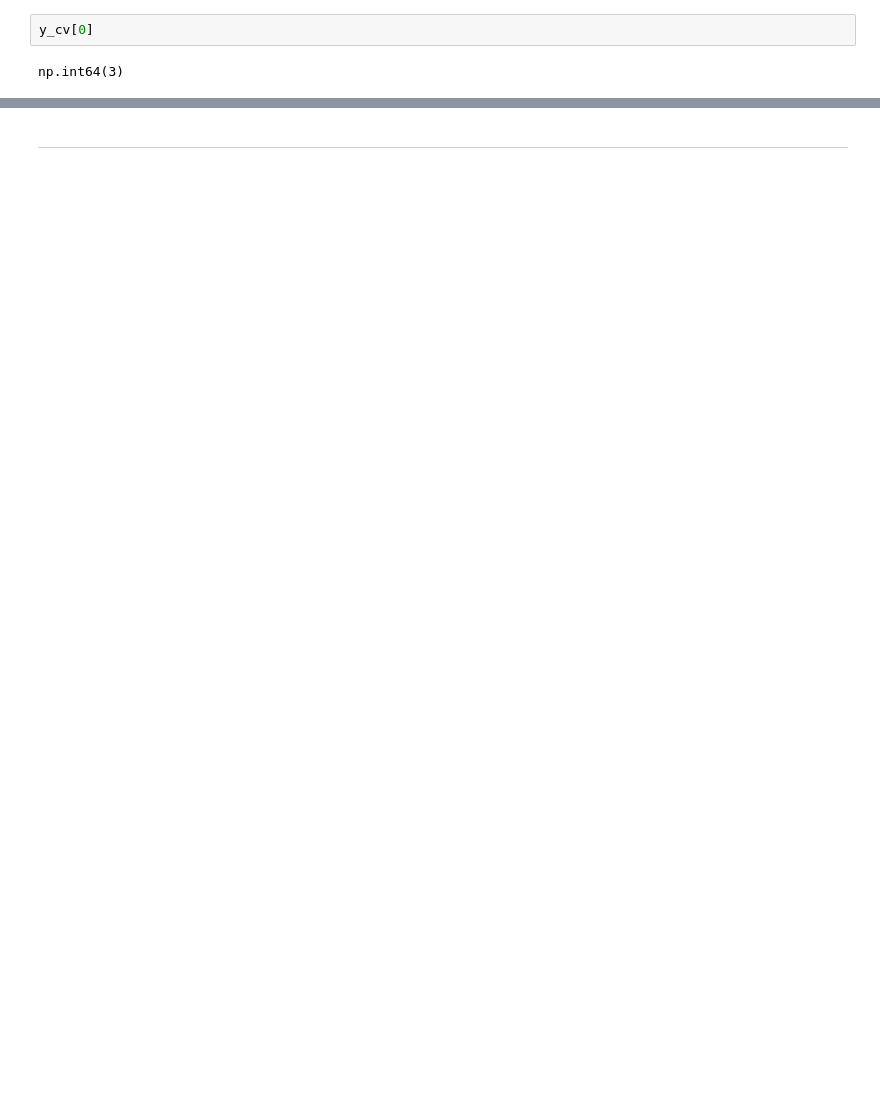
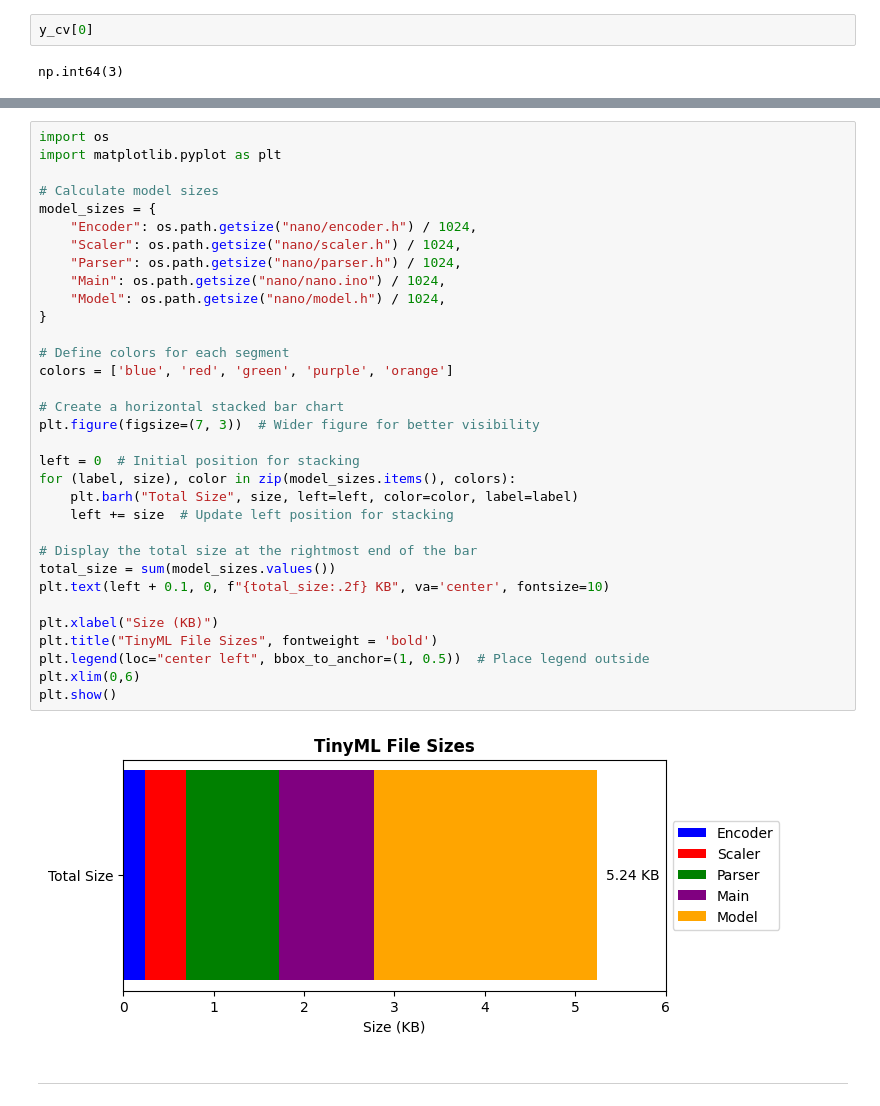
Before and after one commit to manjit-baishya-datascience/Optimizing-Cancer-Classification-for-Edge-Devices-Using-TinyML, a Jupyter notebook: Cancer Prediction from RNA Sequence - TinyML.ipynb, the cells around one changed output, grey strips where cells are left out. Drawn from its saved outputs; the diff is of its cells as text; blank space fills up the shorter version.

```diff
--- a/Cancer Prediction from RNA Sequence - TinyML.ipynb
+++ b/Cancer Prediction from RNA Sequence - TinyML.ipynb
@@ -714,2 +737,37 @@ array([ 5.42732123,  1.54799265,  6.8271966 ,  7.3199972 ,  8.37553907,
+# %%
+import os
+import matplotlib.pyplot as plt
+
+# Calculate model sizes
+model_sizes = {
+    "Encoder": os.path.getsize("nano/encoder.h") / 1024,
+    "Scaler": os.path.getsize("nano/scaler.h") / 1024,
+    "Parser": os.path.getsize("nano/parser.h") / 1024,
+    "Main": os.path.getsize("nano/nano.ino") / 1024,
+    "Model": os.path.getsize("nano/model.h") / 1024,
+}
+
+# Define colors for each segment
+colors = ['blue', 'red', 'green', 'purple', 'orange']
+
+# Create a horizontal stacked bar chart
+plt.figure(figsize=(7, 3))  # Wider figure for better visibility
+
+left = 0  # Initial position for stacking
+for (label, size), color in zip(model_sizes.items(), colors):
+    plt.barh("Total Size", size, left=left, color=color, label=label)
+    left += size  # Update left position for stacking
+
+# Display the total size at the rightmost end of the bar
+total_size = sum(model_sizes.values())
+plt.text(left + 0.1, 0, f"{total_size:.2f} KB", va='center', fontsize=10)
+
+plt.xlabel("Size (KB)")
+plt.title("TinyML File Sizes", fontweight = 'bold')
+plt.legend(loc="center left", bbox_to_anchor=(1, 0.5))  # Place legend outside
+plt.xlim(0,6)
+plt.show()
+# %% [output]
+[figure, added]
 # %% [markdown]
 ---
```
Also changed, not shown: parts of 7 cells of this notebook, 2 other files.
